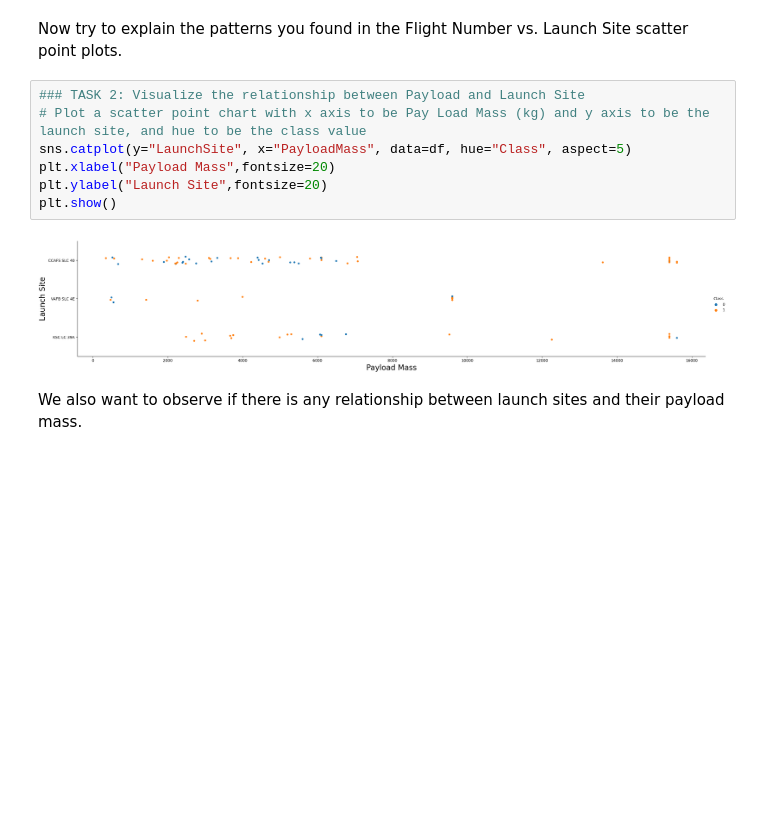
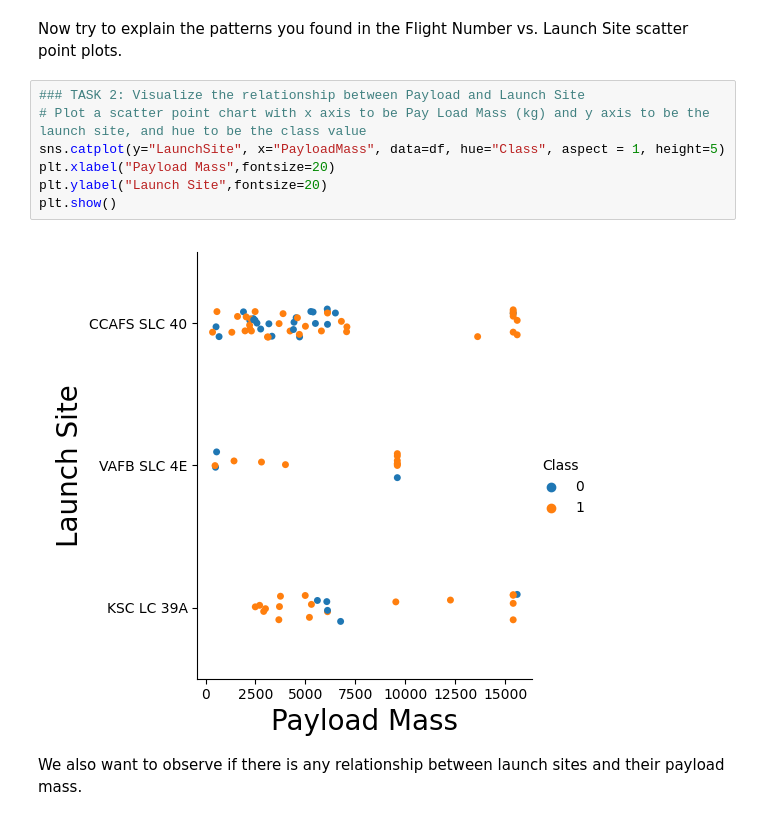
Before and after one commit to hmh0490/IBM-Data-science-course, a Jupyter notebook: Data science capstone project EDA + Matplotlib.ipynb, the cells around one changed output. Saved outputs shown, nothing was run; the diff lists cells and outputs as text; blank space fills up the shorter version.

```diff
--- a/Data science capstone project EDA + Matplotlib.ipynb
+++ b/Data science capstone project EDA + Matplotlib.ipynb
@@ -102,12 +102,12 @@ Now try to explain the patterns you found in the Flight Number vs. Launch Site s
 # %%
 ### TASK 2: Visualize the relationship between Payload and Launch Site
 # Plot a scatter point chart with x axis to be Pay Load Mass (kg) and y axis to be the launch site, and hue to be the class value
-sns.catplot(y="LaunchSite", x="PayloadMass", data=df, hue="Class", aspect=5)
+sns.catplot(y="LaunchSite", x="PayloadMass", data=df, hue="Class", aspect = 1, height=5)
 plt.xlabel("Payload Mass",fontsize=20)
 plt.ylabel("Launch Site",fontsize=20)
 plt.show()
 # %% [output]
-[figure, old version]
+[figure, new version]
 # %% [markdown]
 We also want to observe if there is any relationship between launch sites and their payload mass.
 # %%
```
Also changed, not shown: parts of 6 cells of this notebook.
